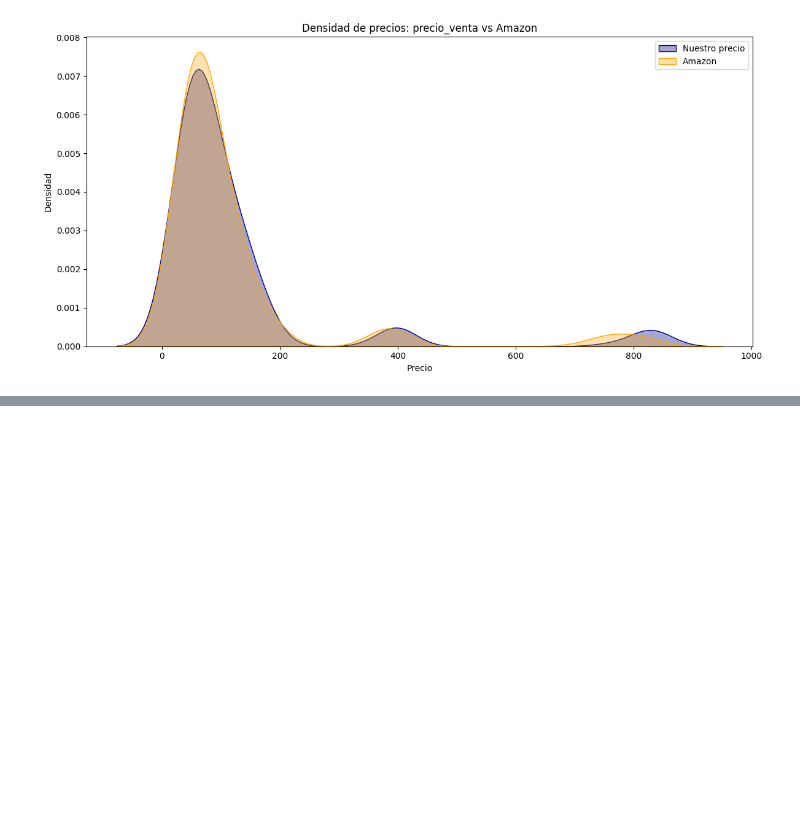
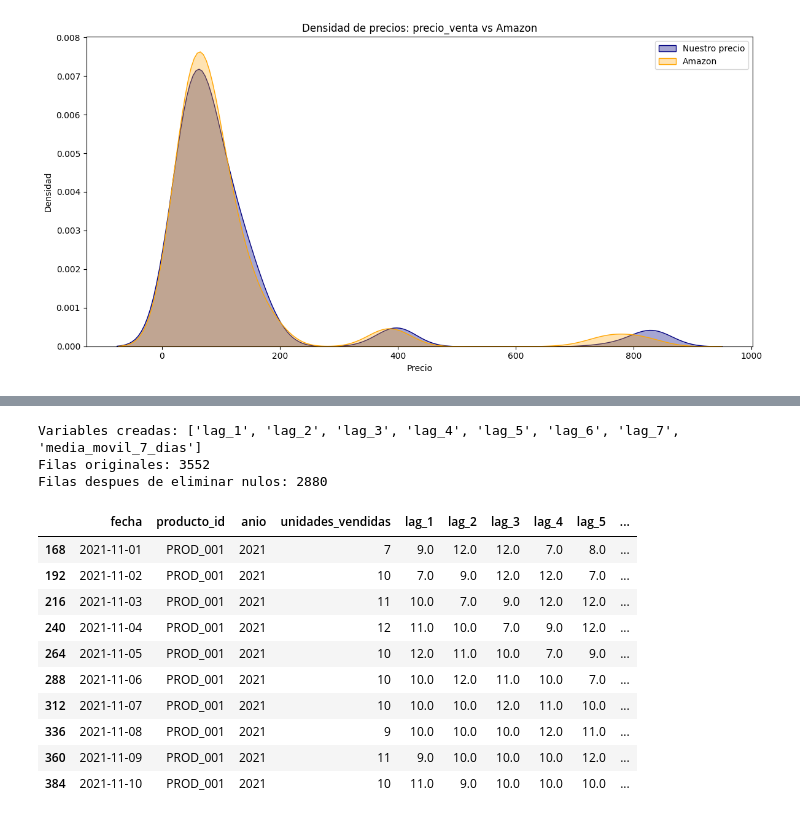
Before and after one commit to edgareem/forecastingVentas, a Jupyter notebook: notebooks/entrenamiento.ipynb, the cells around one changed output, grey strips where cells are left out. Drawn from its saved outputs; the diff is of its cells as text; code cells hidden in the pictures; blank space fills up the shorter version.

```diff
--- a/notebooks/entrenamiento.ipynb
+++ b/notebooks/entrenamiento.ipynb
@@ -689,0 +820,32 @@ plt.show()
+# %%
+# Objetivo: crear una media movil de 7 dias para suavizar la serie y captar tendencia reciente.
+# Explicacion negocio: resume el comportamiento reciente de ventas por producto sin mezclar anos diferentes.
+df = df.sort_values(['producto_id', 'anio', 'fecha']).copy()
+
+df['media_movil_7_dias'] = (
+    df.groupby(['producto_id', 'anio'])['unidades_vendidas']
+      .transform(lambda serie: serie.shift(1).rolling(window=7, min_periods=7).mean())
+ )
+
+nuevas_variables_lag = [f'lag_{i}' for i in range(1, 8)] + ['media_movil_7_dias']
+df_modelo = df.dropna(subset=nuevas_variables_lag).copy()
+
+print('Variables creadas:', nuevas_variables_lag)
+print('Filas originales:', len(df))
+print('Filas despues de eliminar nulos:', len(df_modelo))
+display(df_modelo[['fecha', 'producto_id', 'anio', 'unidades_vendidas'] + nuevas_variables_lag].head(10))
+# %% [output]
+Variables creadas: ['lag_1', 'lag_2', 'lag_3', 'lag_4', 'lag_5', 'lag_6', 'lag_7', 'media_movil_7_dias']
+Filas originales: 3552
+Filas despues de eliminar nulos: 2880
+|  | fecha | producto_id | anio | unidades_vendidas | lag_1 | lag_2 | lag_3 | lag_4 | lag_5 | ... |
+| 168 | 2021-11-01 | PROD_001 | 2021 | 7 | 9.0 | 12.0 | 12.0 | 7.0 | 8.0 | ... |
+| 192 | 2021-11-02 | PROD_001 | 2021 | 10 | 7.0 | 9.0 | 12.0 | 12.0 | 7.0 | ... |
+| 216 | 2021-11-03 | PROD_001 | 2021 | 11 | 10.0 | 7.0 | 9.0 | 12.0 | 12.0 | ... |
+| 240 | 2021-11-04 | PROD_001 | 2021 | 12 | 11.0 | 10.0 | 7.0 | 9.0 | 12.0 | ... |
+| 264 | 2021-11-05 | PROD_001 | 2021 | 10 | 12.0 | 11.0 | 10.0 | 7.0 | 9.0 | ... |
+| 288 | 2021-11-06 | PROD_001 | 2021 | 10 | 10.0 | 12.0 | 11.0 | 10.0 | 7.0 | ... |
+| 312 | 2021-11-07 | PROD_001 | 2021 | 10 | 10.0 | 10.0 | 12.0 | 11.0 | 10.0 | ... |
+| 336 | 2021-11-08 | PROD_001 | 2021 | 9 | 10.0 | 10.0 | 10.0 | 12.0 | 11.0 | ... |
+| 360 | 2021-11-09 | PROD_001 | 2021 | 11 | 9.0 | 10.0 | 10.0 | 10.0 | 12.0 | ... |
+| 384 | 2021-11-10 | PROD_001 | 2021 | 10 | 11.0 | 9.0 | 10.0 | 10.0 | 10.0 | ... |
```
Also changed, not shown: parts of 18 cells of this notebook.
